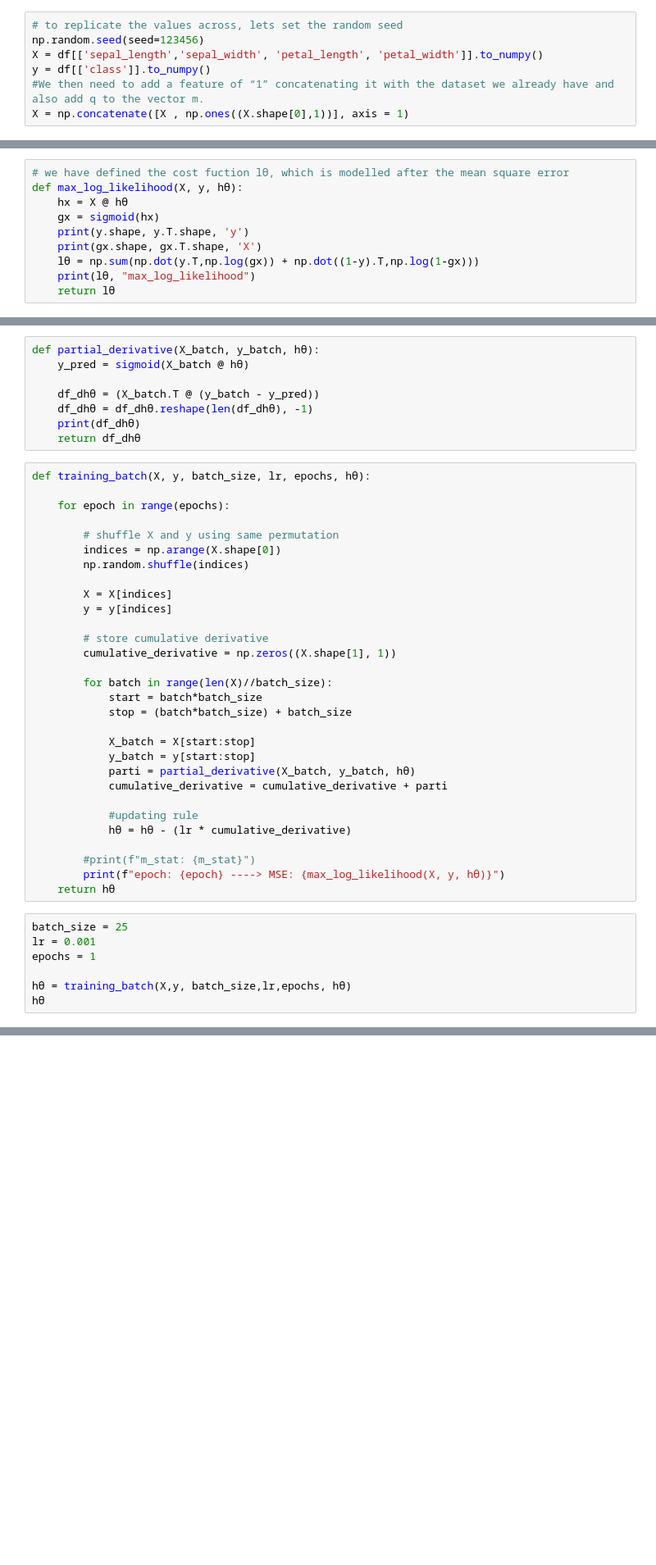
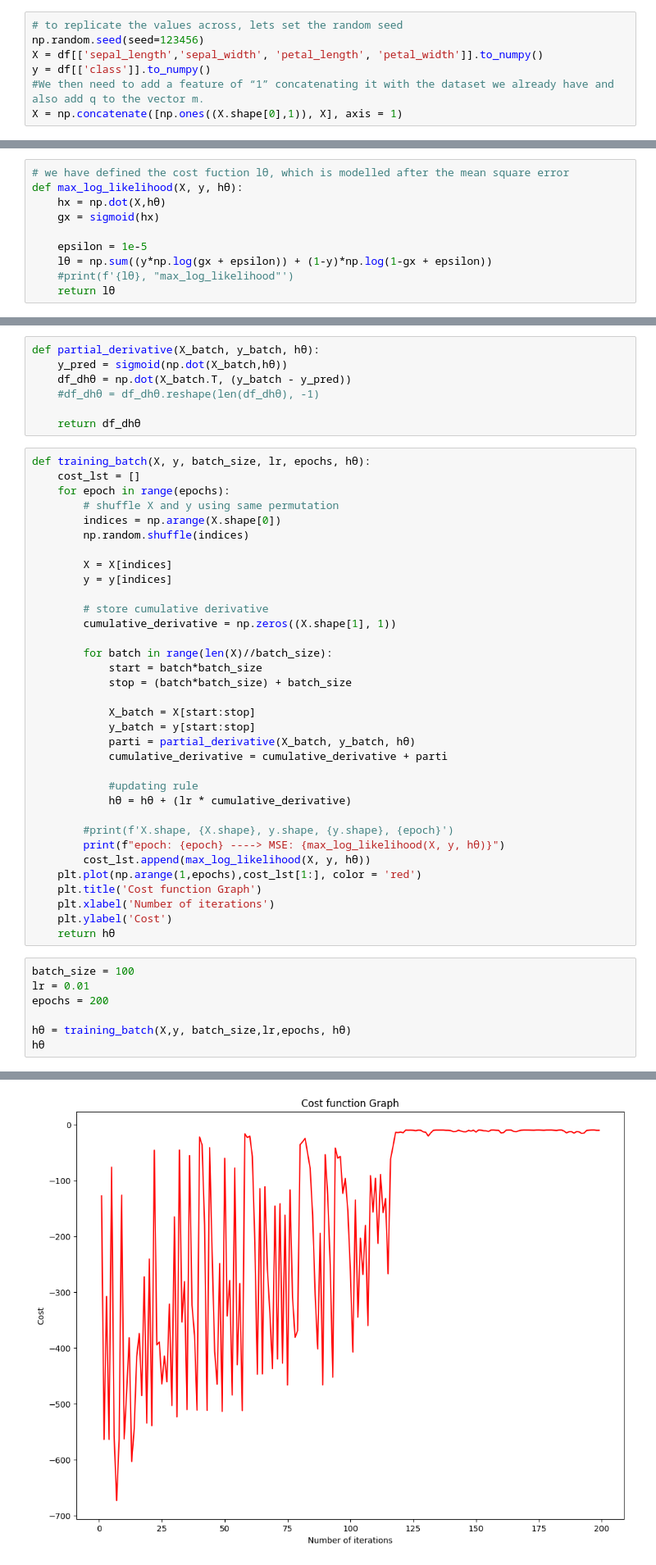
Before and after one commit to 0shankart/MachineLearning, a Jupyter notebook: TraditionalML/02_Logistic_Regression_Therory_Implementation.ipynb, the cells around one changed output, grey strips where cells are left out. Shown at 82% size. Saved outputs shown, nothing was run; the diff lists cells and outputs as text; blank space fills up the shorter version.

```diff
--- a/TraditionalML/02_Logistic_Regression_Therory_Implementation.ipynb
+++ b/TraditionalML/02_Logistic_Regression_Therory_Implementation.ipynb
@@ -55,7 +63,7 @@ np.random.seed(seed=123456)
 X = df[['sepal_length','sepal_width', 'petal_length', 'petal_width']].to_numpy()
 y = df[['class']].to_numpy()
 #We then need to add a feature of “1” concatenating it with the dataset we already have and also add q to the vector m.
-X = np.concatenate([X , np.ones((X.shape[0],1))], axis = 1)
+X = np.concatenate([np.ones((X.shape[0],1)), X], axis = 1)
 # %%
 # contains the theta random theta values from θ1, θ2, θ3, θ4
 θ_1_4 = np.random.rand(4,1)
@@ -132,12 +146,12 @@ l(\theta) &= \text{log} L(\theta) \\
 # %%
 # we have defined the cost fuction lθ, which is modelled after the mean square error
 def max_log_likelihood(X, y, hθ):
-    hx = X @ hθ
+    hx = np.dot(X,hθ)
     gx = sigmoid(hx)
-    print(y.shape, y.T.shape, 'y')
-    print(gx.shape, gx.T.shape, 'X')
-    lθ = np.sum(np.dot(y.T,np.log(gx)) + np.dot((1-y).T,np.log(1-gx)))
-    print(lθ, "max_log_likelihood")
+
+    epsilon = 1e-5
+    lθ = np.sum((y*np.log(gx + epsilon)) + (1-y)*np.log(1-gx + epsilon))
+    #print(f'{lθ}, "max_log_likelihood"')
     return lθ
 # %% [markdown]
 How do we maximize the likelihood? Similar to our derivation in the case of linear regression, we can use gradient ascent. Written in vectorial notation, our update will therefore be given by $ \theta := \theta + \alpha\Delta_\theta l(\theta)$. (Note the positive rather than negative sign in the update formula, since we'are maximizing, rather than minimizing, a function now.) Let's start by working with just one training examle $(x,y)$, and take derivatives to derive the stochastic gradient ascent rule:
@@ -159,16 +171,14 @@ $\cdots \vdots \ddots$
 # %%
 def partial_derivative(X_batch, y_batch, hθ):
-    y_pred = sigmoid(X_batch @ hθ)
+    y_pred = sigmoid(np.dot(X_batch,hθ))
+    df_dhθ = np.dot(X_batch.T, (y_batch - y_pred))
+    #df_dhθ = df_dhθ.reshape(len(df_dhθ), -1)
 
-    df_dhθ = (X_batch.T @ (y_batch - y_pred))
-    df_dhθ = df_dhθ.reshape(len(df_dhθ), -1)
-    print(df_dhθ)
     return df_dhθ
 # %%
 def training_batch(X, y, batch_size, lr, epochs, hθ):
-
+    cost_lst = []
     for epoch in range(epochs):
-
         # shuffle X and y using same permutation
         indices = np.arange(X.shape[0])
         np.random.shuffle(indices)
@@ -189,15 +199,20 @@ def training_batch(X, y, batch_size, lr, epochs, hθ):
             cumulative_derivative = cumulative_derivative + parti
 
             #updating rule
-            hθ = hθ - (lr * cumulative_derivative)
+            hθ = hθ + (lr * cumulative_derivative)
 
-        #print(f"m_stat: {m_stat}")
+        #print(f'X.shape, {X.shape}, y.shape, {y.shape}, {epoch}')
         print(f"epoch: {epoch} ----> MSE: {max_log_likelihood(X, y, hθ)}")
+        cost_lst.append(max_log_likelihood(X, y, hθ))
+    plt.plot(np.arange(1,epochs),cost_lst[1:], color = 'red')
+    plt.title('Cost function Graph')
+    plt.xlabel('Number of iterations')
+    plt.ylabel('Cost')
     return hθ
 # %%
-batch_size = 25
-lr = 0.001
-epochs = 1
+batch_size = 100
+lr = 0.01
+epochs = 200
 
 hθ = training_batch(X,y, batch_size,lr,epochs, hθ)
 hθ
@@ -226,0 +242 @@ array([[19.44307359],
+[figure, added]
```
Also changed, not shown: parts of 12 cells of this notebook.
